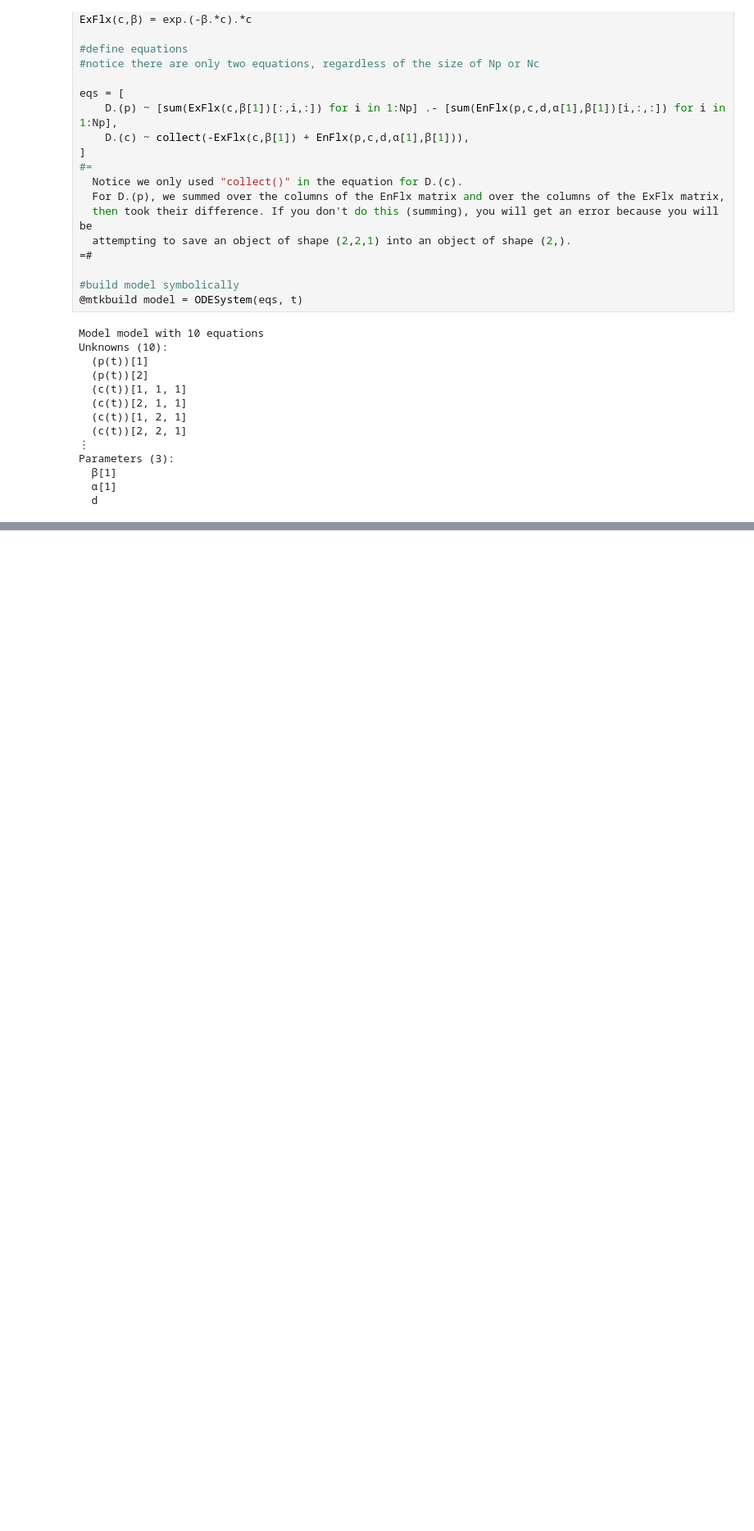
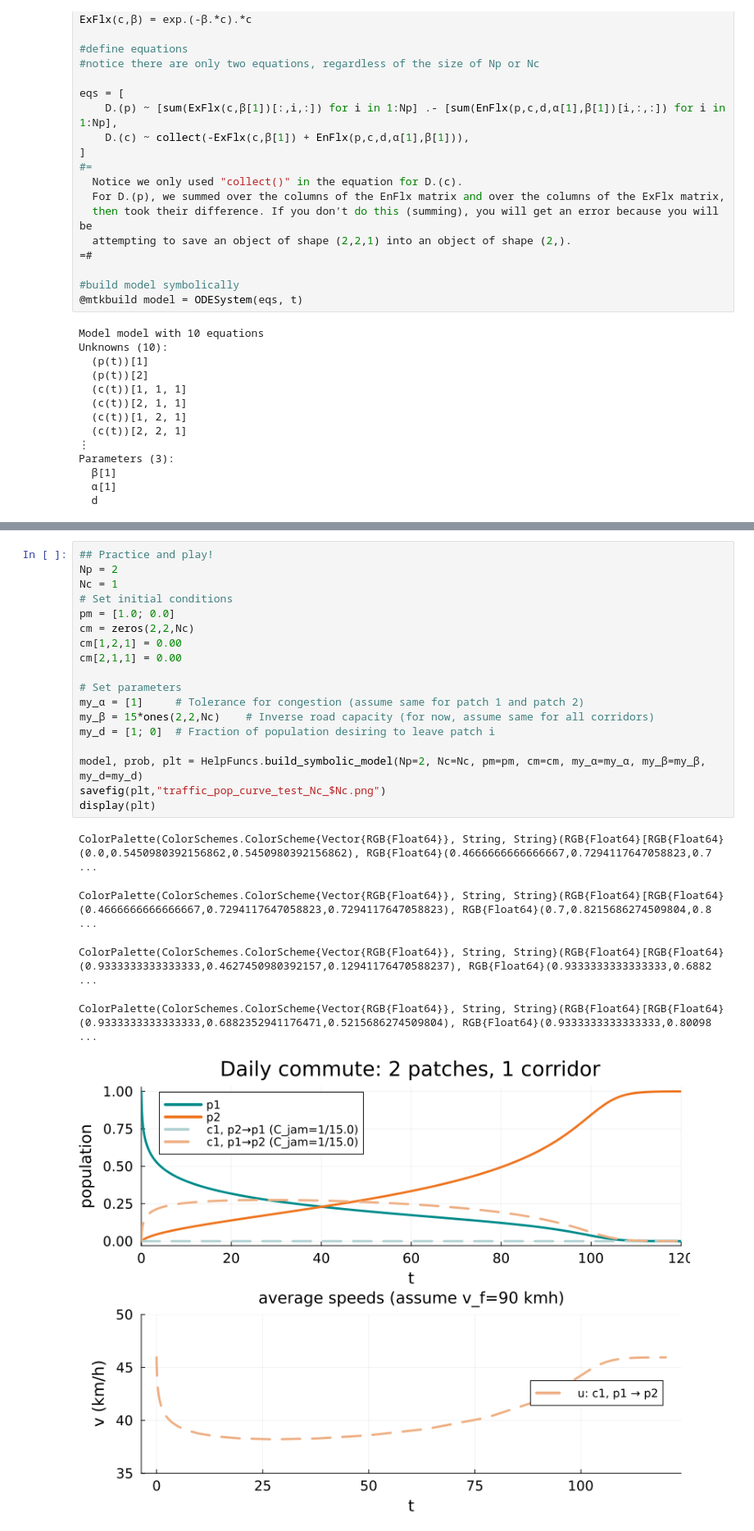
Before and after one commit to acossairt/traffic_air_quality_modeling, a Jupyter notebook: experiments_and_tutorials/2DvectorizedTraffic.ipynb, the cells around one changed output, grey strips where cells are left out. Shown at 82% size. Drawn from its saved outputs; the diff is of its cells as text; blank space fills up the shorter version.

```diff
--- a/experiments_and_tutorials/2DvectorizedTraffic.ipynb
+++ b/experiments_and_tutorials/2DvectorizedTraffic.ipynb
@@ -305,0 +146,24 @@ display(new_pm)
+# %%
+## Practice and play!
+Np = 2
+Nc = 1
+# Set initial conditions
+pm = [1.0; 0.0]
+cm = zeros(2,2,Nc)
+cm[1,2,1] = 0.00
+cm[2,1,1] = 0.00
+
+# Set parameters
+my_α = [1]     # Tolerance for congestion (assume same for patch 1 and patch 2)
+my_β = 15*ones(2,2,Nc)    # Inverse road capacity (for now, assume same for all corridors)
+my_d = [1; 0]  # Fraction of population desiring to leave patch i
+
+model, prob, plt = HelpFuncs.build_symbolic_model(Np=2, Nc=Nc, pm=pm, cm=cm, my_α=my_α, my_β=my_β, my_d=my_d)
+savefig(plt,"traffic_pop_curve_test_Nc_$Nc.png")
+display(plt)
+# %% [output]
+ColorPalette(ColorSchemes.ColorScheme{Vector{RGB{Float64}}, String, String}(RGB{Float64}[RGB{Float64}(0.0,0.5450980392156862,0.5450980392156862), RGB{Float64}(0.4666666666666667,0.7294117647058823,0.7 ...
+ColorPalette(ColorSchemes.ColorScheme{Vector{RGB{Float64}}, String, String}(RGB{Float64}[RGB{Float64}(0.4666666666666667,0.7294117647058823,0.7294117647058823), RGB{Float64}(0.7,0.8215686274509804,0.8 ...
+ColorPalette(ColorSchemes.ColorScheme{Vector{RGB{Float64}}, String, String}(RGB{Float64}[RGB{Float64}(0.9333333333333333,0.4627450980392157,0.12941176470588237), RGB{Float64}(0.9333333333333333,0.6882 ...
+ColorPalette(ColorSchemes.ColorScheme{Vector{RGB{Float64}}, String, String}(RGB{Float64}[RGB{Float64}(0.9333333333333333,0.6882352941176471,0.5215686274509804), RGB{Float64}(0.9333333333333333,0.80098 ...
+[figure, added]
```
Also changed, not shown: parts of 19 cells of this notebook, 13 other files.
